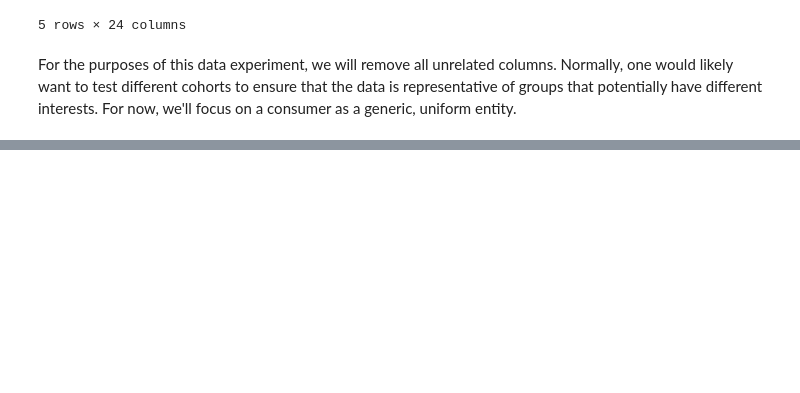
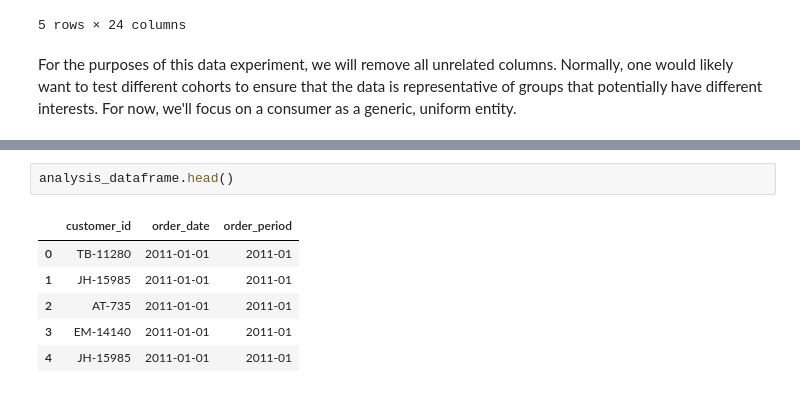
Before and after one commit to davidurpani/data-explorations, a Jupyter notebook: notebooks/cohort-analysis-retention.ipynb, the cells around one changed output, grey strips where cells are left out. Cells and saved outputs as stored; diff of their text form; blank space fills up the shorter version.

```diff
--- a/notebooks/cohort-analysis-retention.ipynb
+++ b/notebooks/cohort-analysis-retention.ipynb
@@ -29,0 +77,9 @@ For the purposes of this data experiment, we will remove all unrelated columns.
+# %%
+analysis_dataframe.head()
+# %% [output]
+|  | customer_id | order_date | order_period |
+| 0 | TB-11280 | 2011-01-01 | 2011-01 |
+| 1 | JH-15985 | 2011-01-01 | 2011-01 |
+| 2 | AT-735 | 2011-01-01 | 2011-01 |
+| 3 | EM-14140 | 2011-01-01 | 2011-01 |
+| 4 | JH-15985 | 2011-01-01 | 2011-01 |
```
Also changed, not shown: parts of 17 cells of this notebook.
